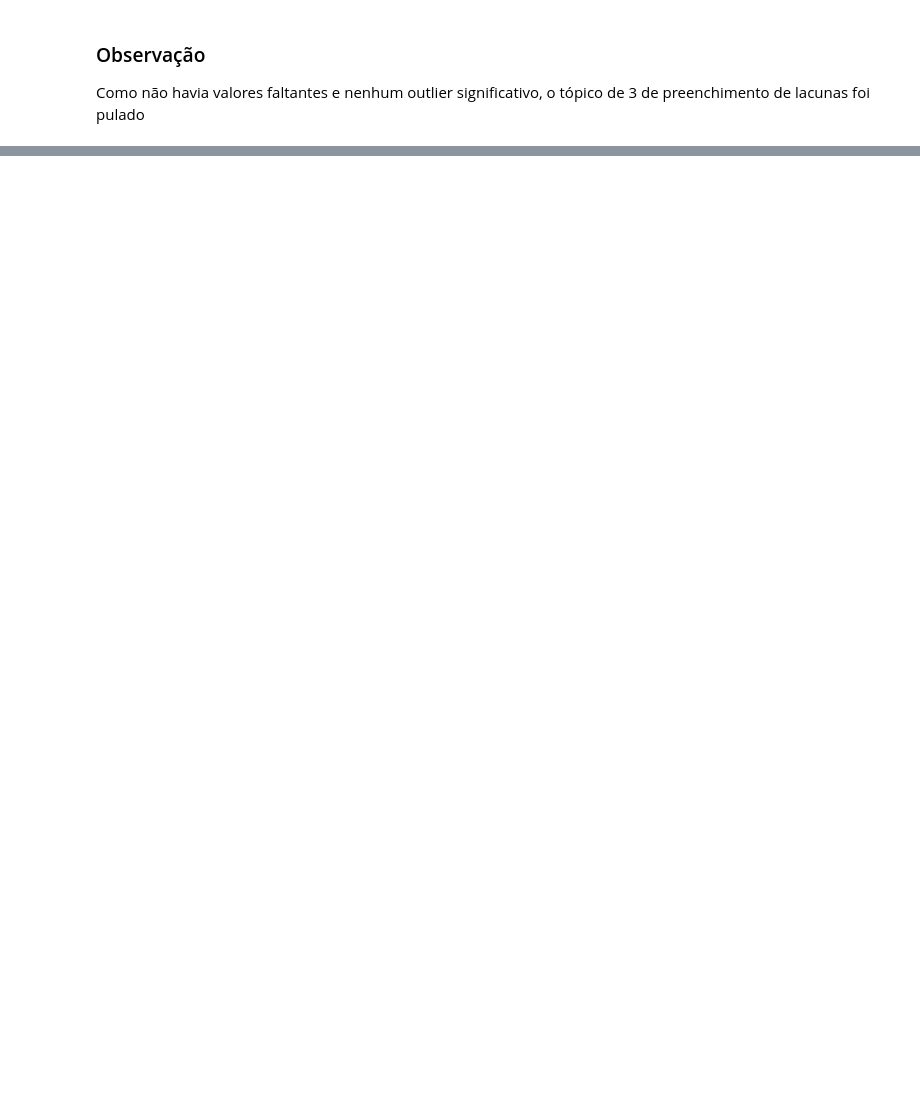
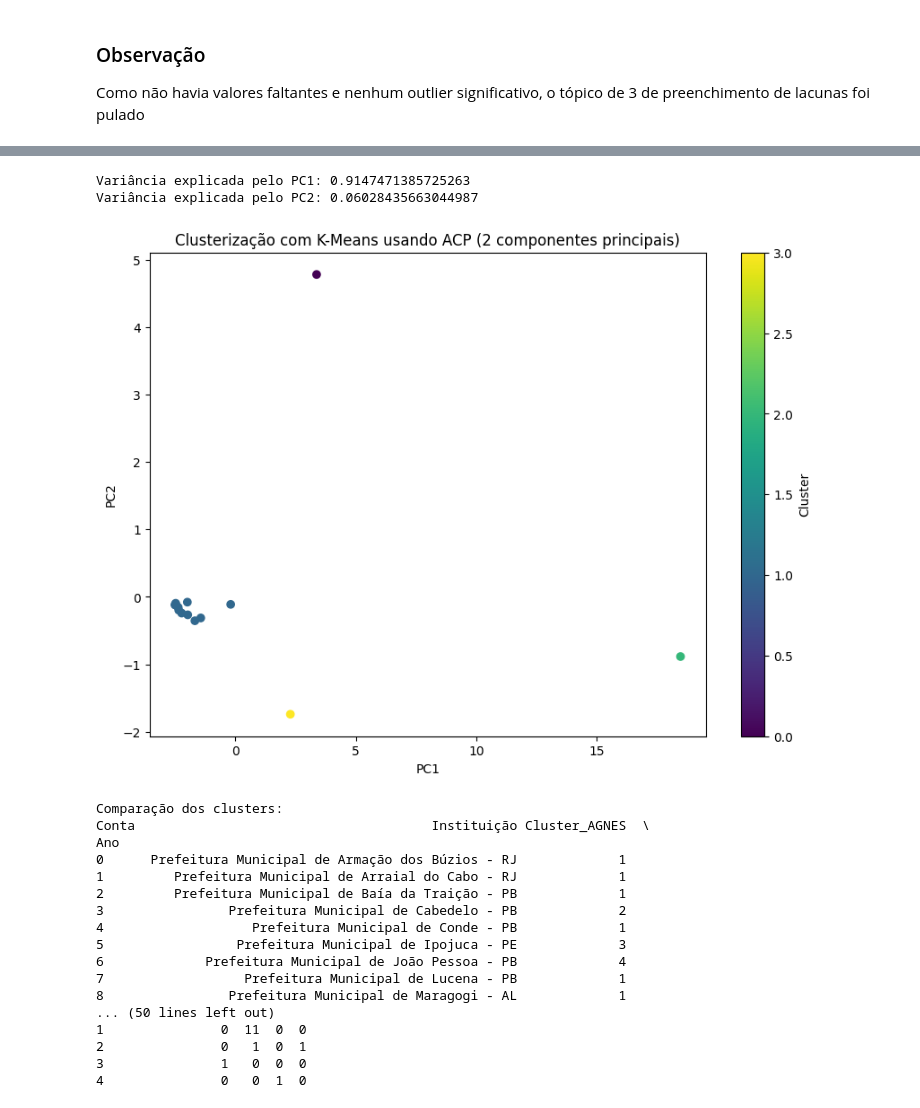
Before and after one commit to caiochacon/Mineracao, a Jupyter notebook: main.ipynb, the cells around one changed output, grey strips where cells are left out. Saved outputs shown, nothing was run; the diff lists cells and outputs as text; code cells hidden in the pictures; blank space fills up the shorter version.

```diff
--- a/main.ipynb
+++ b/main.ipynb
@@ -224,0 +511,9 @@ print(percentage_vector)
+# %%
+
+diana_cluster_labels = [0] * 15  # Inicializa uma lista com 15 zeros
+
+for cluster_index, cluster in enumerate(diana_clusters):
+    for item in cluster:
+        diana_cluster_labels[item] = cluster_index+1
+
+diana_cluster_labels
@@ -224,0 +522,2 @@ print(percentage_vector)
+# %%
+pivot_df['Cluster_DIANA'] = diana_cluster_labels
@@ -224,0 +535,69 @@ print(percentage_vector)
+# %%
+from sklearn.decomposition import PCA
+from sklearn.cluster import KMeans
+
+
+data = pivot_df.drop(columns='Instituição')
+scaler = StandardScaler()
+data_scaled = scaler.fit_transform(data)
+
+# Aplicar ACP (Análise de Componentes Principais)
+pca = PCA(n_components=2)  # Reduzindo para 2 componentes principais
+data_pca = pca.fit_transform(data_scaled)
+
+# Visualizar a variância explicada por cada componente principal
+print(f"Variância explicada pelo PC1: {pca.explained_variance_ratio_[0]}")
+print(f"Variância explicada pelo PC2: {pca.explained_variance_ratio_[1]}")
+
+# Dataframe com as duas primeiras componentes principais
+df_pca = pd.DataFrame(data_pca, columns=['PC1', 'PC2'])
+df_pca['Instituição'] = pivot_df['Instituição']
+
+# Aplicar o algoritmo K-Means com 4 grupos
+kmeans = KMeans(n_clusters=4, random_state=42)
+df_pca['Cluster_KMeans'] = kmeans.fit_predict(data_pca)
+
+# Visualizar os clusters no espaço das duas primeiras componentes principais
+plt.figure(figsize=(10, 7))
+plt.scatter(df_pca['PC1'], df_pca['PC2'], c=df_pca['Cluster_KMeans'], cmap='viridis')
+plt.title('Clusterização com K-Means usando ACP (2 componentes principais)')
+plt.xlabel('PC1')
+plt.ylabel('PC2')
+plt.colorbar(label='Cluster')
+plt.show()
+
+# Comparar os clusters obtidos com K-Means com os clusters de AGNES
+pivot_df['Cluster_KMeans'] = df_pca['Cluster_KMeans']
+print("Comparação dos clusters:")
+print(pivot_df[['Instituição', 'Cluster_AGNES', 'Cluster_KMeans']])
+
+# Visualizar a correspondência entre os clusters
+for cluster in range(4):
+    print(f"Cluster K-Means {cluster}:")
+    print(pivot_df[pivot_df['Cluster_KMeans'] == cluster]['Instituição'])
+
+# Comparar os clusters entre AGNES e K-Means
+comparison = pd.crosstab(pivot_df['Cluster_AGNES'], pivot_df['Cluster_KMeans'])
+print("Matriz de comparação de clusters AGNES e K-Means:")
+print(comparison)
+# %% [output]
+Variância explicada pelo PC1: 0.9147471385725263
+Variância explicada pelo PC2: 0.06028435663044987
+[figure, added]
+Comparação dos clusters:
+Conta                                      Instituição Cluster_AGNES  \
+Ano
+0      Prefeitura Municipal de Armação dos Búzios - RJ             1
+1         Prefeitura Municipal de Arraial do Cabo - RJ             1
+2         Prefeitura Municipal de Baía da Traição - PB             1
+3                Prefeitura Municipal de Cabedelo - PB             2
+4                   Prefeitura Municipal de Conde - PB             1
+5                 Prefeitura Municipal de Ipojuca - PE             3
+6             Prefeitura Municipal de João Pessoa - PB             4
+7                  Prefeitura Municipal de Lucena - PB             1
+8                Prefeitura Municipal de Maragogi - AL             1
+... (50 lines left out)
+1               0  11  0  0
+2               0   1  0  1
+3               1   0  0  0
+4               0   0  1  0
```
Also changed, not shown: parts of 32 cells of this notebook.
